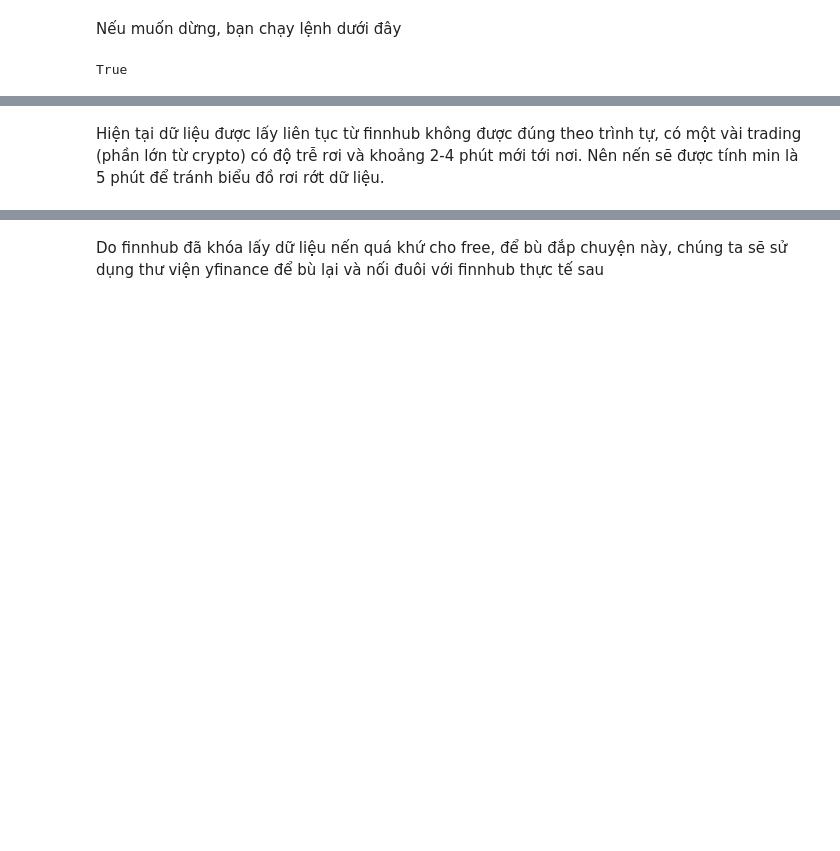
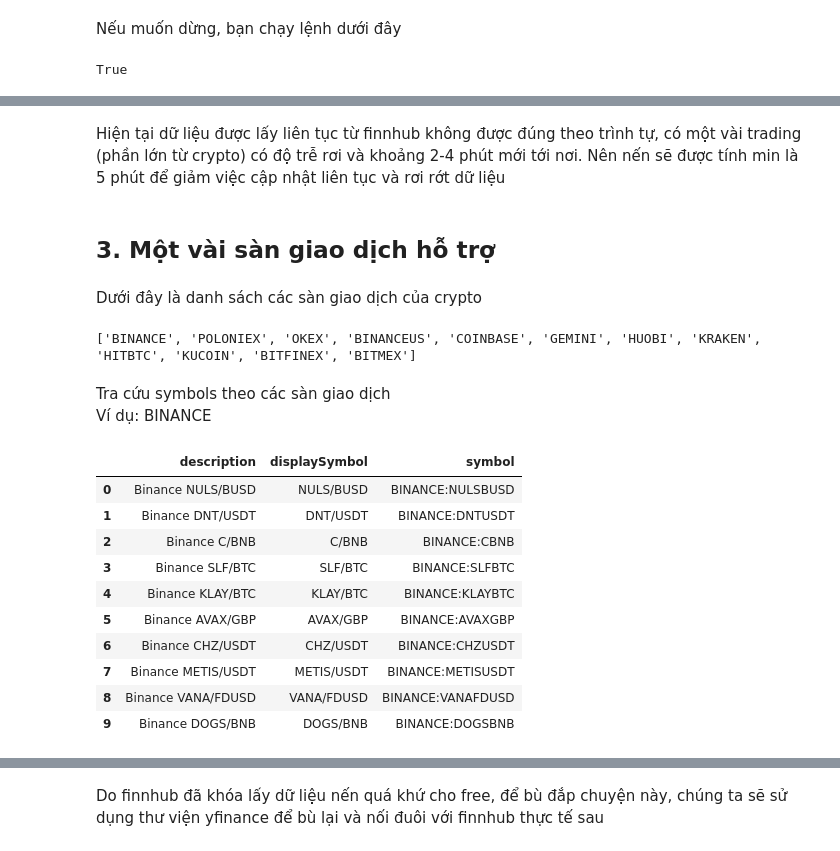
Before and after one commit to Dai-Nguyen1506/stock-tracker, a Jupyter notebook: notebooks/finhub.ipynb, the cells around one changed output, grey strips where cells are left out. Drawn from its saved outputs; the diff is of its cells as text; code cells hidden in the pictures; blank space fills up the shorter version.

```diff
--- a/notebooks/finhub.ipynb
+++ b/notebooks/finhub.ipynb
@@ -193,2 +104,29 @@ True
 # %% [markdown]
-Hiện tại dữ liệu được lấy liên tục từ finnhub không được đúng theo trình tự, có một vài trading (phần lớn từ crypto) có độ trễ rơi và khoảng 2-4 phút mới tới nơi. Nên nến sẽ được tính min là 5 phút để tránh biểu đồ rơi rớt dữ liệu.
+Hiện tại dữ liệu được lấy liên tục từ finnhub không được đúng theo trình tự, có một vài trading (phần lớn từ crypto) có độ trễ rơi và khoảng 2-4 phút mới tới nơi. Nên nến sẽ được tính min là 5 phút để giảm việc cập nhật liên tục và rơi rớt dữ liệu
+# %% [markdown]
+## 3. Một vài sàn giao dịch hỗ trợ
+# %% [markdown]
+Dưới đây là danh sách các sàn giao dịch của crypto
+# %%
+print(finnhub_client.crypto_exchanges())
+# %% [output]
+['BINANCE', 'POLONIEX', 'OKEX', 'BINANCEUS', 'COINBASE', 'GEMINI', 'HUOBI', 'KRAKEN', 'HITBTC', 'KUCOIN', 'BITFINEX', 'BITMEX']
+# %% [markdown]
+Tra cứu symbols theo các sàn giao dịch
+Ví dụ: BINANCE
+# %%
+crypto = 'BINANCE'
+crypto_symbols = pd.DataFrame(finnhub_client.crypto_symbols(crypto)).head(10)
+crypto_symbols
+# %% [output]
+|  | description | displaySymbol | symbol |
+| 0 | Binance NULS/BUSD | NULS/BUSD | BINANCE:NULSBUSD |
+| 1 | Binance DNT/USDT | DNT/USDT | BINANCE:DNTUSDT |
+| 2 | Binance C/BNB | C/BNB | BINANCE:CBNB |
+| 3 | Binance SLF/BTC | SLF/BTC | BINANCE:SLFBTC |
+| 4 | Binance KLAY/BTC | KLAY/BTC | BINANCE:KLAYBTC |
+| 5 | Binance AVAX/GBP | AVAX/GBP | BINANCE:AVAXGBP |
+| 6 | Binance CHZ/USDT | CHZ/USDT | BINANCE:CHZUSDT |
+| 7 | Binance METIS/USDT | METIS/USDT | BINANCE:METISUSDT |
+| 8 | Binance VANA/FDUSD | VANA/FDUSD | BINANCE:VANAFDUSD |
+| 9 | Binance DOGS/BNB | DOGS/BNB | BINANCE:DOGSBNB |
```
Also changed, not shown: parts of 14 cells of this notebook, 1 other file.
